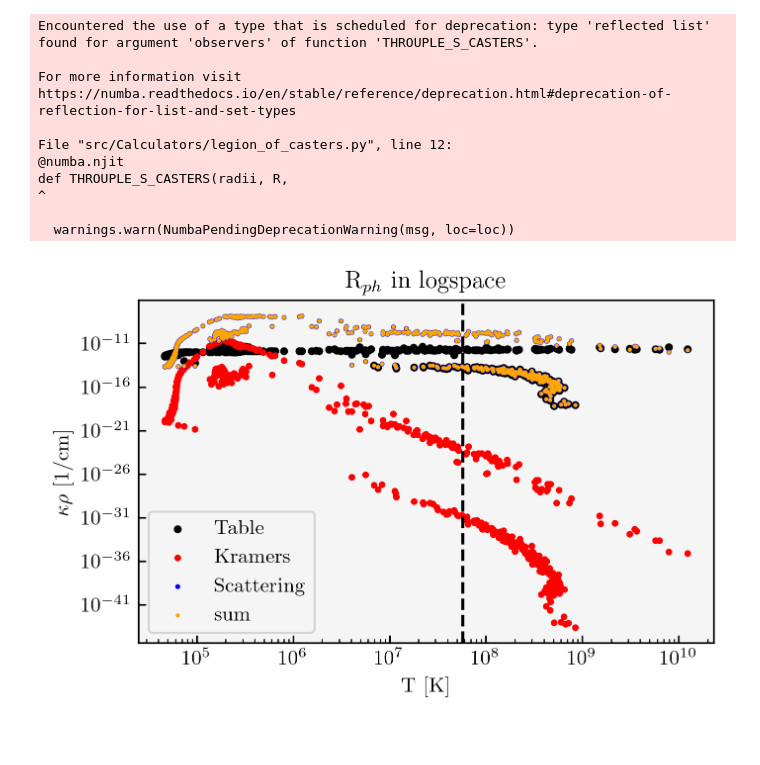
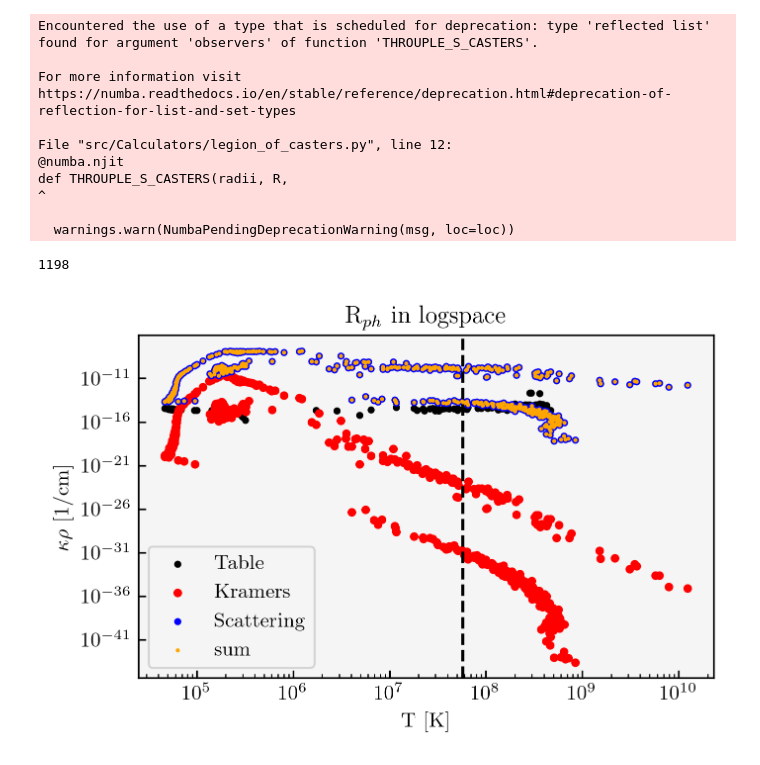
Before and after one commit to KKilmetis8/tde_comparison, a Jupyter notebook: LOG_test_photo.ipynb, the cells around one changed output. Drawn from its saved outputs; the diff is of its cells as text; code cells hidden in the pictures.

```diff
--- a/LOG_test_photo.ipynb
+++ b/LOG_test_photo.ipynb
@@ -22,40 +22,44 @@ def THROUPLE_S_CASTERS(radii, R,
   warnings.warn(NumbaPendingDeprecationWarning(msg, loc=loc))
 # %%
 rays_kappa, _, _ = get_photosphere(rays_T, rays_den, radii)
+# %%
+print(len(rays_kappa[8]))
+# %% [output]
+1198
 # %%
-plot_kappa = np.zeros((len(rays_kappa),len(radii)))
-for i in range(len(rays_kappa)):
-    for j in range(len(rays_kappa[i])):
-        temp = rays_kappa[i][j]
-        plot_kappa[i][-j-1] = temp
-        if temp > 5:
-            plot_kappa[i][0:-j] = temp
-            break
-    plot_kappa[i,0:-j] = temp
+# plot_kappa = np.zeros((len(rays_kappa),len(radii)))
+# for i in range(len(rays_kappa)):
+#     for j in range(len(rays_kappa[i])):
+#         temp = rays_kappa[i][j]
+#         plot_kappa[i][-j-1] = temp
+#         if temp > 5:
+#             plot_kappa[i][0:-j] = temp
+#             break
+#     plot_kappa[i,0:-j] = temp
 # %%
-for j in range(0,len(radii)-2):
-    step = radii[j+1]-radii[j]
-    for i in range(len(plot_kappa)):
-        plot_kappa[i,j] /= step
+for i in range(len(rays_kappa)):
+    for j in range(0,len(rays_kappa[i])):
+        step = radii[j]-radii[j-1]
+        rays_kappa[i][j] /= step
 # %%
 index = 91
 data_den = rays_den[index]
 data_T =rays_T[index]
-kappa = plot_kappa[index]
+kappa = rays_kappa[index]
 kram = 3.68 * 1e22 * (1 + 0.7389) * data_T**(-3.5) * data_den**2 #Kramers' opacity [cm^2/g]
 scattering = (1+0.7389) * 0.2 * data_den
 sum =  (kram + scattering)
-plt.scatter(data_T,kappa, s = 8, c = 'k', label = 'Table')
-plt.scatter(data_T, kram, s = 5, c = 'r', label = 'Kramers')
-plt.scatter(data_T, scattering, s = 2, c = 'b', label = 'Scattering')
+plt.scatter(data_T[0:len(kappa)],kappa, s = 6, c = 'k', label = 'Table')
+plt.scatter(data_T, kram, s = 10, c = 'r', label = 'Kramers')
+plt.scatter(data_T, scattering, s = 6, c = 'b', label = 'Scattering')
 plt.scatter(data_T,sum, s = 1, c = 'orange', label = 'sum')
 plt.legend()
 plt.axvline(x=np.exp(17.87), c = 'k', linestyle = 'dashed')
 plt.xlabel('T [K]')
 plt.ylabel(r'$\kappa\rho$ [1/cm]')
 plt.loglog()
 plt.title(r'R$_{ph}$ in logspace')
 plt.savefig('Final plot/photosphere_comparison_log.png')
 plt.show()
 # %% [output]
-[figure, old version]
+[figure, new version]
```
Also changed, not shown: 5 other files.
